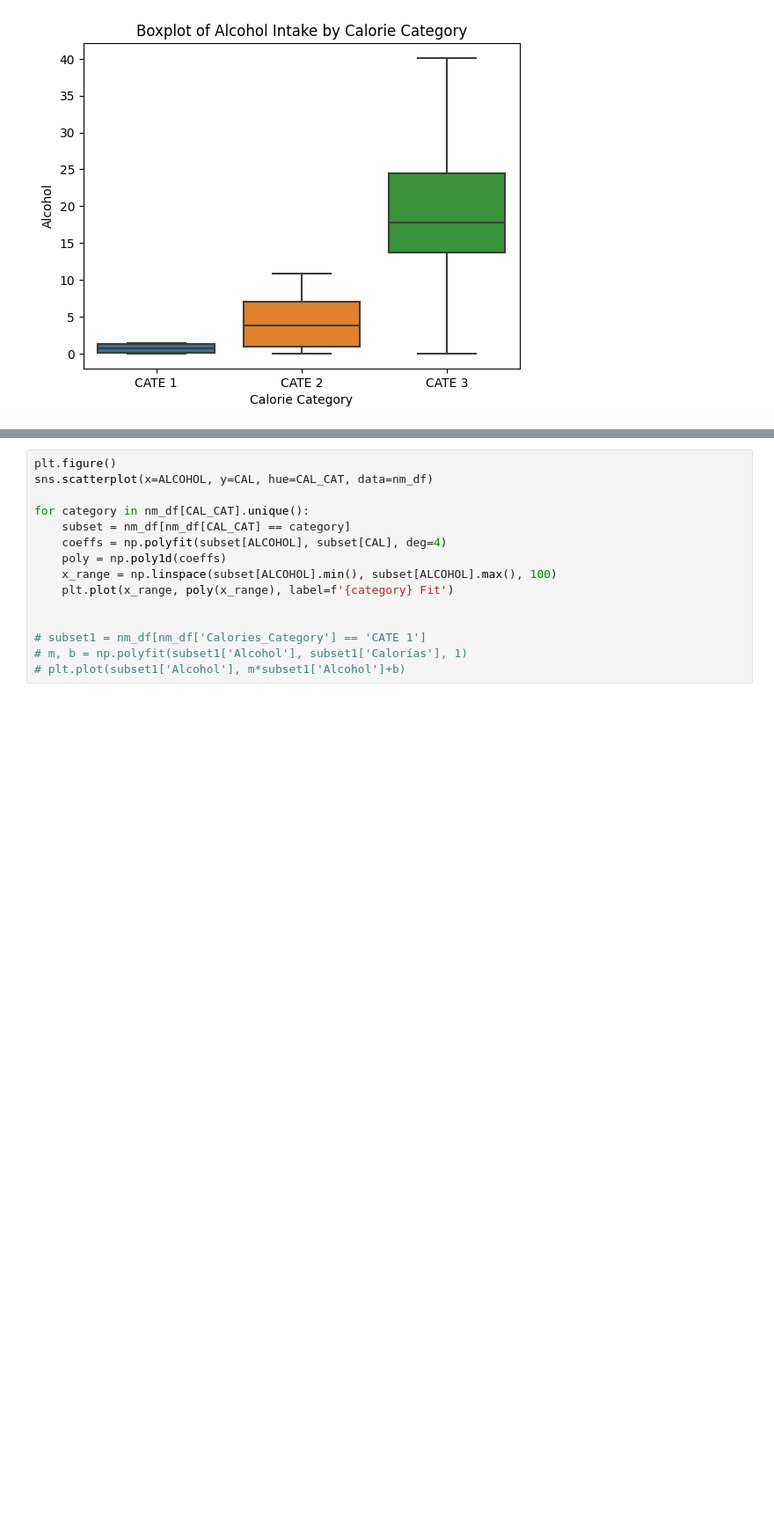
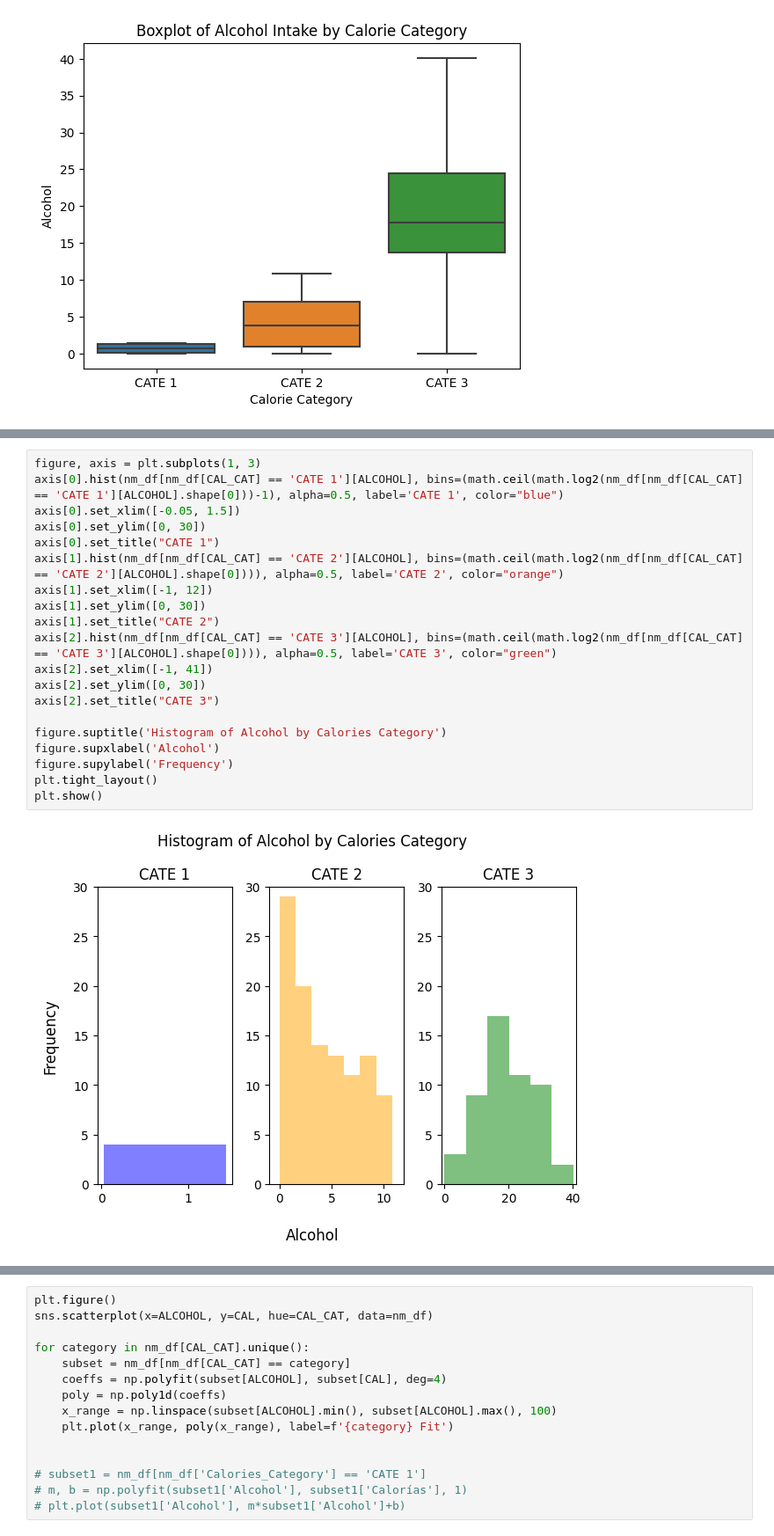
Before and after one commit to prausela/nutri-stats, a Jupyter notebook: main.ipynb, the cells around one changed output, grey strips where cells are left out. Shown: that part at 88% size. Drawn from its saved outputs; the diff is of its cells as text; blank space fills up the shorter version.

```diff
--- a/main.ipynb
+++ b/main.ipynb
@@ -666 +678,23 @@ plt.show()
+# %%
+figure, axis = plt.subplots(1, 3)
+axis[0].hist(nm_df[nm_df[CAL_CAT] == 'CATE 1'][ALCOHOL], bins=(math.ceil(math.log2(nm_df[nm_df[CAL_CAT] == 'CATE 1'][ALCOHOL].shape[0]))-1), alpha=0.5, label='CATE 1', color="blue")
+axis[0].set_xlim([-0.05, 1.5])
+axis[0].set_ylim([0, 30])
+axis[0].set_title("CATE 1")
+axis[1].hist(nm_df[nm_df[CAL_CAT] == 'CATE 2'][ALCOHOL], bins=(math.ceil(math.log2(nm_df[nm_df[CAL_CAT] == 'CATE 2'][ALCOHOL].shape[0]))), alpha=0.5, label='CATE 2', color="orange")
+axis[1].set_xlim([-1, 12])
+axis[1].set_ylim([0, 30])
+axis[1].set_title("CATE 2")
+axis[2].hist(nm_df[nm_df[CAL_CAT] == 'CATE 3'][ALCOHOL], bins=(math.ceil(math.log2(nm_df[nm_df[CAL_CAT] == 'CATE 3'][ALCOHOL].shape[0]))), alpha=0.5, label='CATE 3', color="green")
+axis[2].set_xlim([-1, 41])
+axis[2].set_ylim([0, 30])
+axis[2].set_title("CATE 3")
+
+figure.suptitle('Histogram of Alcohol by Calories Category')
+figure.supxlabel('Alcohol')
+figure.supylabel('Frequency')
+plt.tight_layout()
+plt.show()
+# %% [output]
+[figure, added]
 # %%
```
Also changed, not shown: parts of 5 cells of this notebook.
